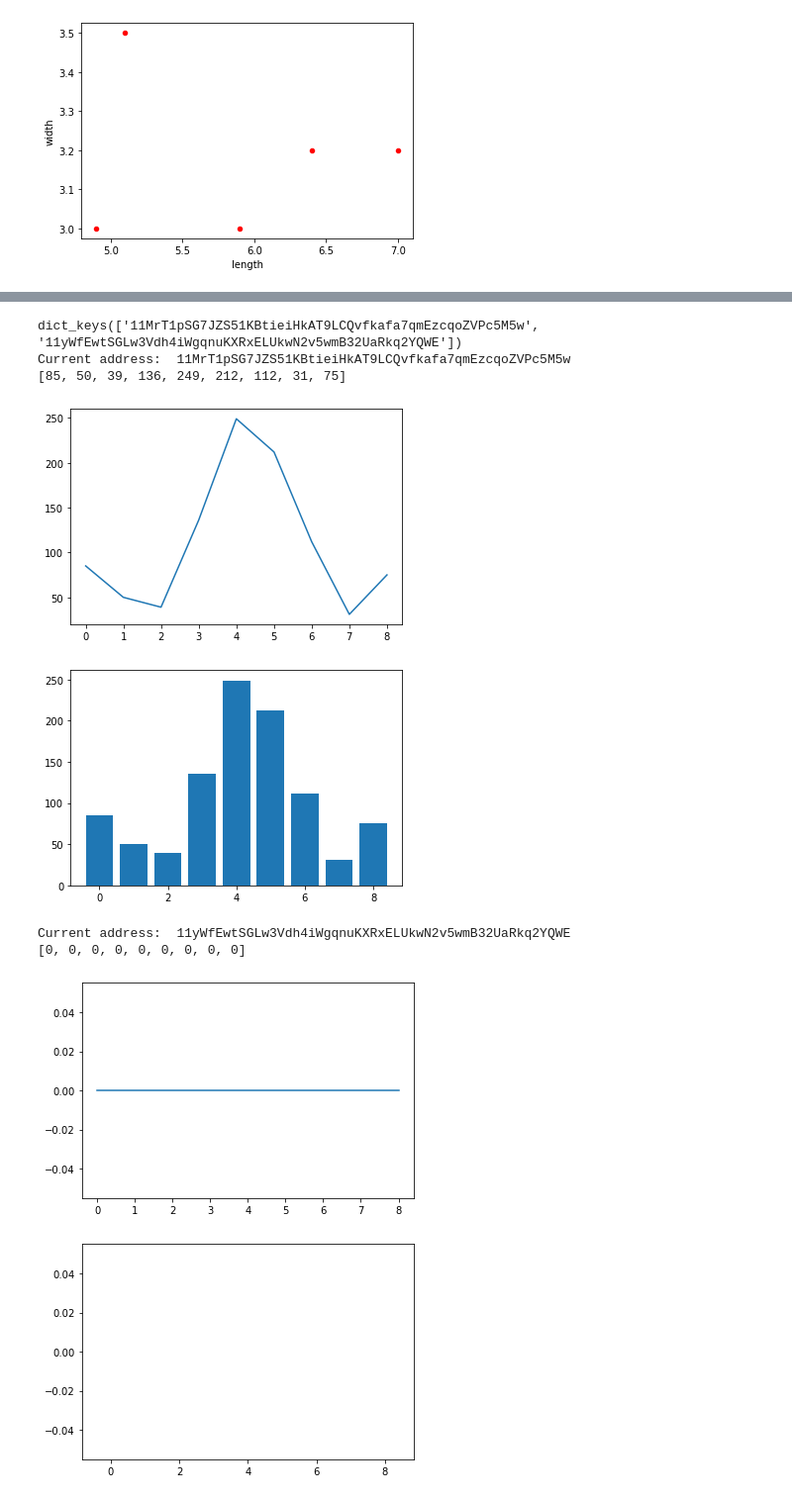
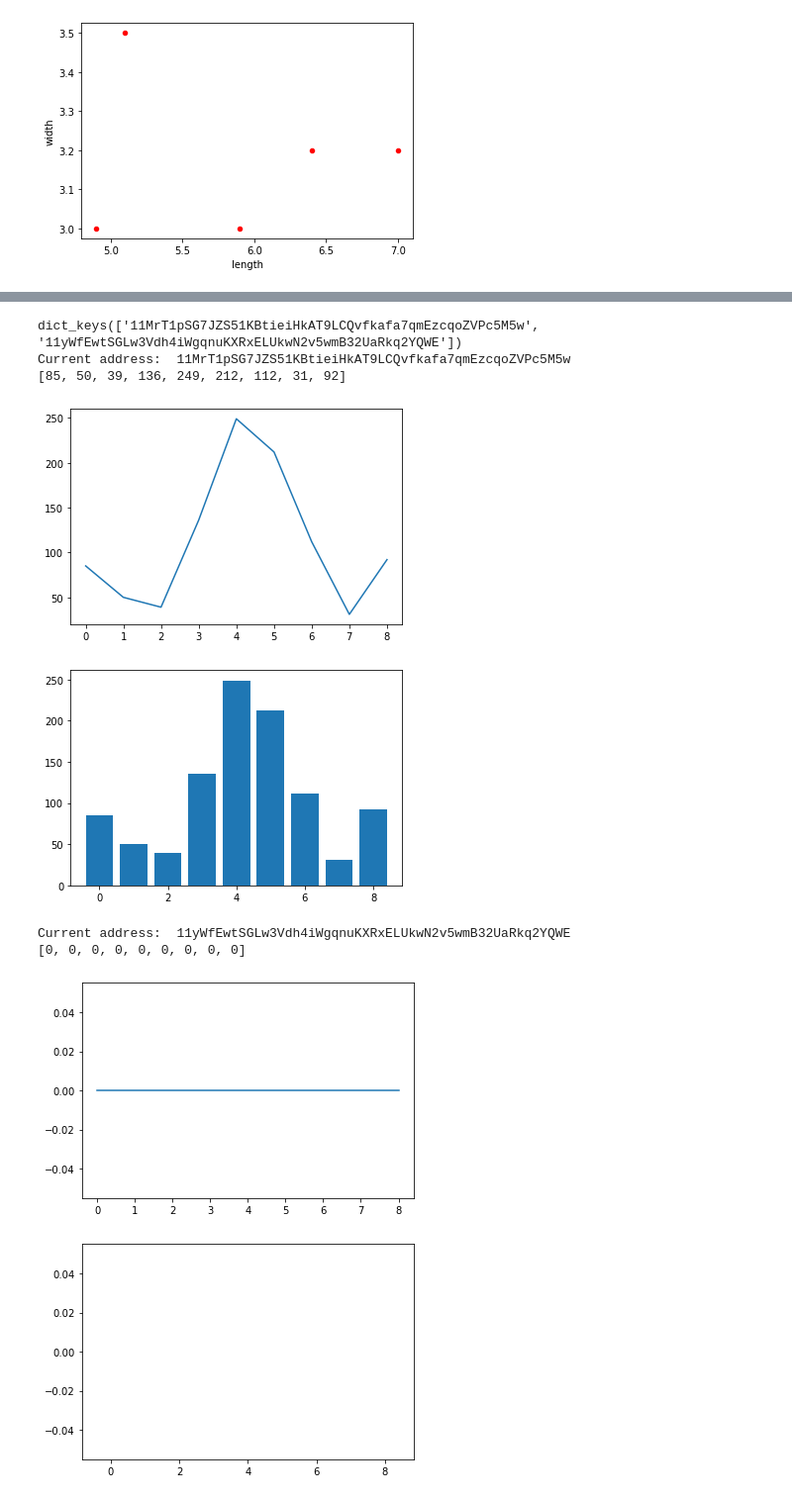
Before and after one commit to kristijanH1998/REU-Summer-Internship, a Jupyter notebook: Blockchain API Requests 2 (7.11).ipynb, the cells around one changed output, grey strips where cells are left out. Shown at 99% size. Saved outputs shown, nothing was run; the diff lists cells and outputs as text; code cells hidden in the pictures.

```diff
--- a/Blockchain API Requests 2 (7.11).ipynb
+++ b/Blockchain API Requests 2 (7.11).ipynb
@@ -100,11 +100,11 @@ print(the_list)
 
 
 
-url = "https://api.helium.io/v1/hotspots/11MrT1pSG7JZS51KBtieiHkAT9LCQvfkafa7qmEzcqoZVPc5M5w/activity/?filter_types=state_channel_close_v1&min_time=2022-05-09T00:00:01Z&max_time=2022-05-16T23:59:59Z"
+url = "https://api.helium.io/v1/hotspots/11MrT1pSG7JZS51KBtieiHkAT9LCQvfkafa7qmEzcqoZVPc5M5w/activity/?filter_types=state_channel_close_v1&min_time=2022-07-03T00:00:01Z&max_time=2022-07-11T23:59:59Z"
 dict = json.loads(requests.get(url).text)
 
 if "cursor" in dict:
-    url = "https://api.helium.io/v1/hotspots/11MrT1pSG7JZS51KBtieiHkAT9LCQvfkafa7qmEzcqoZVPc5M5w/activity/?filter_types=state_channel_close_v1&min_time=2022-05-09T00:00:01Z&max_time=2022-05-16T23:59:59Z&" + "cursor=" + dict['cursor']
+    url = "https://api.helium.io/v1/hotspots/11MrT1pSG7JZS51KBtieiHkAT9LCQvfkafa7qmEzcqoZVPc5M5w/activity/?filter_types=state_channel_close_v1&min_time=2022-07-03T00:00:01Z&max_time=2022-07-11T23:59:59Z&" + "cursor=" + dict['cursor']
     dict = json.loads(requests.get(url).text)
 else:
     for i in range(len(dict['data'])):
@@ -115,7 +115,7 @@ while "cursor" in dict:
 
     for i in range(len(dict['data'])):
         sum = sum + dict['data'][i]['state_channel']['summaries'][0]['num_packets']
-    url = "https://api.helium.io/v1/hotspots/11MrT1pSG7JZS51KBtieiHkAT9LCQvfkafa7qmEzcqoZVPc5M5w/activity/?filter_types=state_channel_close_v1&min_time=2022-05-09T00:00:01Z&max_time=2022-05-16T23:59:59Z&" + "cursor=" + dict['cursor']
+    url = "https://api.helium.io/v1/hotspots/11MrT1pSG7JZS51KBtieiHkAT9LCQvfkafa7qmEzcqoZVPc5M5w/activity/?filter_types=state_channel_close_v1&min_time=2022-07-03T00:00:01Z&max_time=2022-07-11T23:59:59Z&" + "cursor=" + dict['cursor']
     dict = json.loads(requests.get(url).text)
 
 if "cursor" not in dict:
@@ -190,42 +190,41 @@ for a in dataPerAddress:
             for i in range(len(dict['data'])):
                 sum1 = sum1 + dict['data'][i]['state_channel']['summaries'][0]['num_packets']
             cursor = dict['cursor']
+            url = "https://api.helium.io/v1/hotspots/"+a+"/activity/?filter_types=state_channel_close_v1&min_time="+str(minTime[t])+"T00:00:01Z&max_time="+str(maxTime[t])+"T23:59:59Z"
             url = url + "&cursor=" + cursor
             dict = json.loads(requests.get(url).text)
-            url = "https://api.helium.io/v1/hotspots/"+a+"/activity/?filter_types=state_channel_close_v1&min_time="+str(minTime[t])+"T00:00:01Z&max_time="+str(maxTime[t])+"T23:59:59Z"
             time.sleep(1)
         else:
             for i in range(len(dict['data'])):
                 sum1 = sum1 + dict['data'][i]['state_channel']['summaries'][0]['num_packets']
 
         dataPerAddress[a].append(sum1)
         sum1 = 0
-        url = ""
     dataPerAddress[a].reverse()
     print(dataPerAddress[a])
     plt.plot(dataPerAddress[a])
     plt.show()
     plt.bar(range(9), dataPerAddress[a])
     plt.show()
 
 
 dict1.clear()
 
 #         print("Total packets: %3d, %3d, %3d" %(sum1, sum2, sum3))
 #         print("Total packets transferred: %3d" %(sum))
 #         print("DCs earned: %3d" %(sum))
 #         print("Bytes transferred: %3d" %(sum * 24))
 #         dataPerAddress[a].append((sum1+sum2+sum3))
 #         sum = 0
 #         sum1 = 0
 #         sum2 = 0
 #         sum3 = 0
 # %% [output]
 dict_keys(['11MrT1pSG7JZS51KBtieiHkAT9LCQvfkafa7qmEzcqoZVPc5M5w', '11yWfEwtSGLw3Vdh4iWgqnuKXRxELUkwN2v5wmB32UaRkq2YQWE'])
 Current address:  11MrT1pSG7JZS51KBtieiHkAT9LCQvfkafa7qmEzcqoZVPc5M5w
-[85, 50, 39, 136, 249, 212, 112, 31, 75]
+[85, 50, 39, 136, 249, 212, 112, 31, 92]
-[figure, old version]
+[figure, new version]
-[figure, old version]
+[figure, new version]
 Current address:  11yWfEwtSGLw3Vdh4iWgqnuKXRxELUkwN2v5wmB32UaRkq2YQWE
 [0, 0, 0, 0, 0, 0, 0, 0, 0]
 [figure]
```
Also changed, not shown: parts of 3 cells of this notebook.
